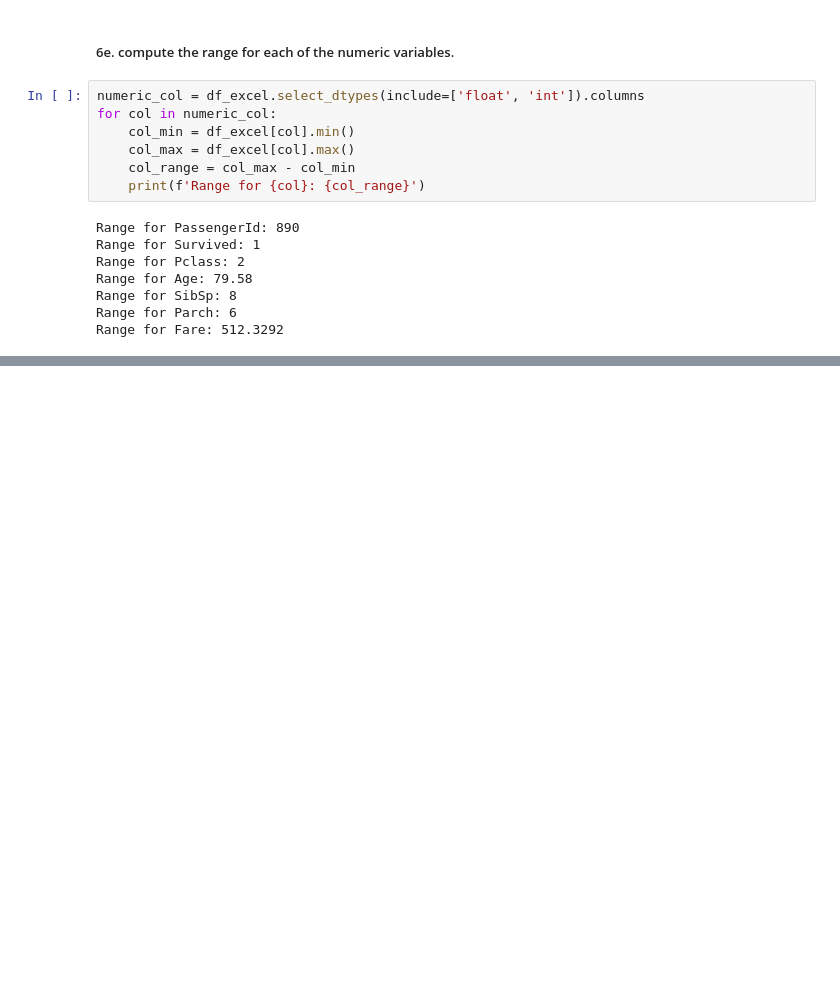
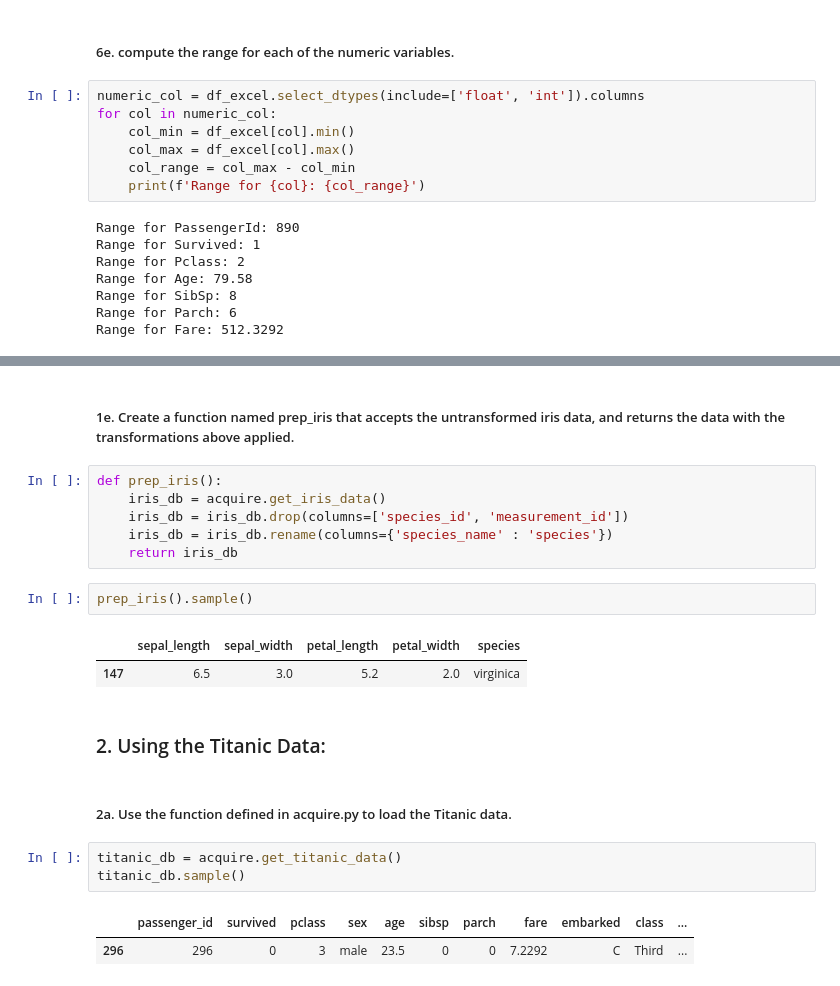
Before and after one commit to Jared-Wood135/classification-exercises, a Jupyter notebook: classification_exercises.ipynb, the cells around one changed output, grey strips where cells are left out. Drawn from its saved outputs; the diff is of its cells as text; blank space fills up the shorter version.

```diff
--- a/classification_exercises.ipynb
+++ b/classification_exercises.ipynb
@@ -306,0 +285,23 @@ telco_df.sample()
+# %% [markdown]
+##### 1e. Create a function named prep_iris that accepts the untransformed iris data, and returns the data with the transformations above applied.
+# %%
+def prep_iris():
+    iris_db = acquire.get_iris_data()
+    iris_db = iris_db.drop(columns=['species_id', 'measurement_id'])
+    iris_db = iris_db.rename(columns={'species_name' : 'species'})
+    return iris_db
+# %%
+prep_iris().sample()
+# %% [output]
+|  | sepal_length | sepal_width | petal_length | petal_width | species |
+| 147 | 6.5 | 3.0 | 5.2 | 2.0 | virginica |
+# %% [markdown]
+### 2. Using the Titanic Data:
+# %% [markdown]
+##### 2a. Use the function defined in acquire.py to load the Titanic data.
+# %%
+titanic_db = acquire.get_titanic_data()
+titanic_db.sample()
+# %% [output]
+|  | passenger_id | survived | pclass | sex | age | sibsp | parch | fare | embarked | class | ... |
+| 296 | 296 | 0 | 3 | male | 23.5 | 0 | 0 | 7.2292 | C | Third | ... |
```
Also changed, not shown: parts of 63 cells of this notebook, 1 other file.
